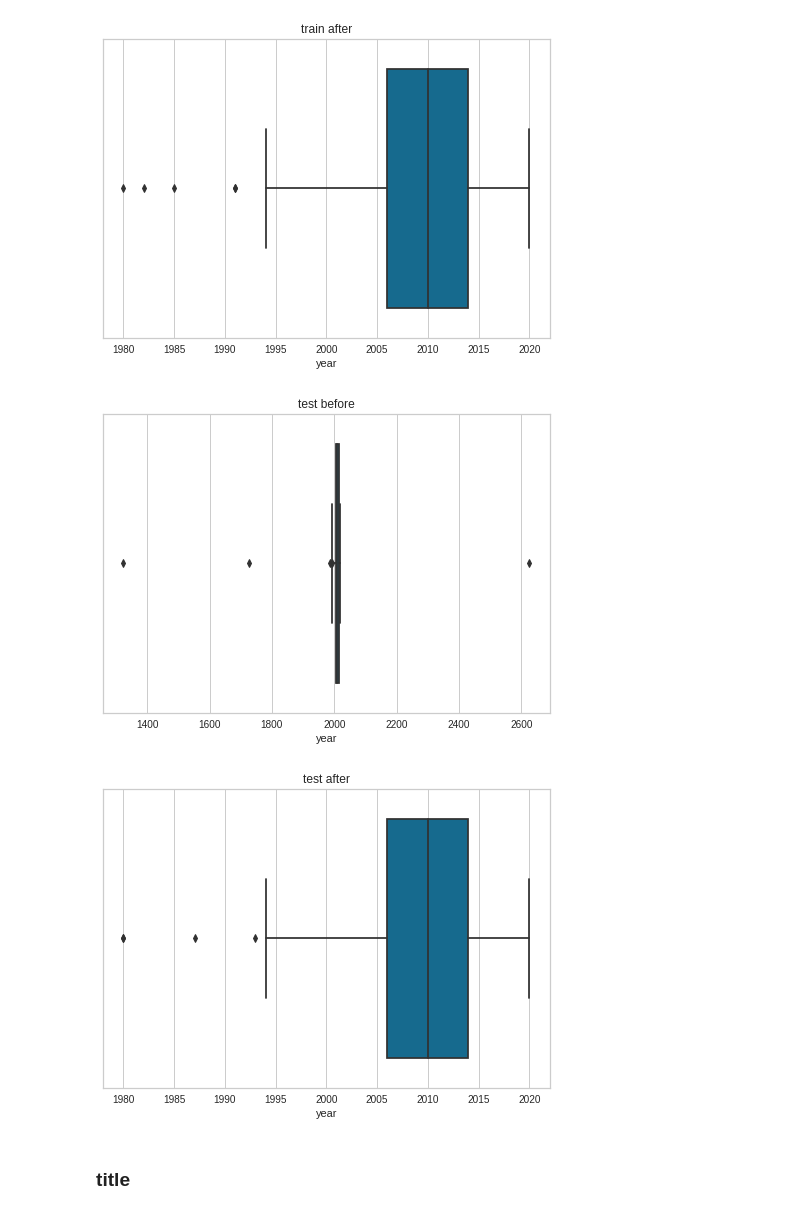
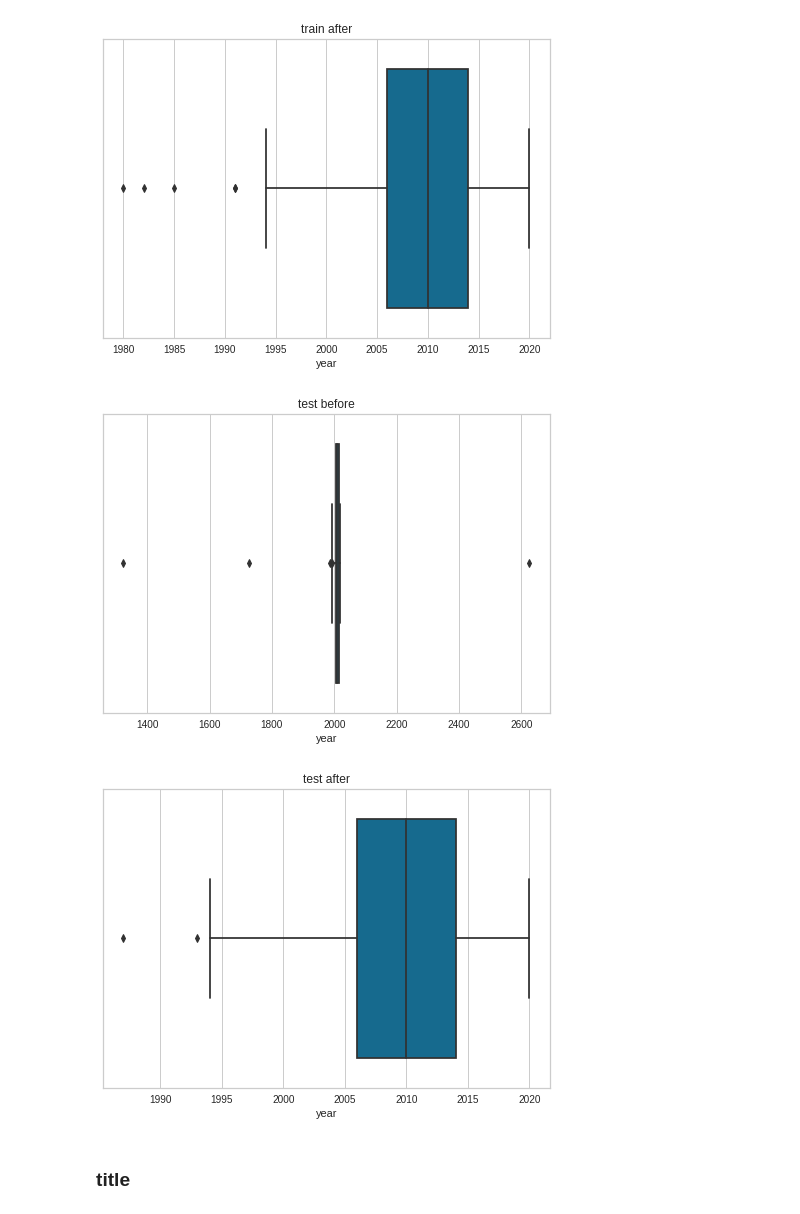
Before and after one commit to GNOEYHEAT/DACON, a Jupyter notebook: 235901_중고차 가격 예측 경진대회/2. Pycaret.ipynb, the cells around one changed output. Saved outputs shown, nothing was run; the diff lists cells and outputs as text; code cells hidden in the pictures.

```diff
--- a/235901_중고차 가격 예측 경진대회/2. Pycaret.ipynb
+++ b/235901_중고차 가격 예측 경진대회/2. Pycaret.ipynb
@@ -197,17 +225,17 @@ plt.show()
 # %%
 sns.boxplot(x="year", data=test)
 plt.title("test before")
 plt.show()
 
-test["year"] = test["year"].apply(lambda x : train["year"].min() if x<1900 else x)
-test["year"] = test["year"].apply(lambda x : train["year"].max() if x>2022 else x)
+test["year"] = test["year"].apply(lambda x : train["year"].median() if x<1900 else x)
+test["year"] = test["year"].apply(lambda x : train["year"].median() if x>2022 else x)
 
 sns.boxplot(x="year", data=test)
 plt.title("test after")
 plt.show()
 # %% [output]
 [figure]
-[figure, old version]
+[figure, new version]
 # %% [markdown]
 ### title
 # %%
```
Also changed, not shown: parts of 31 cells of this notebook.
